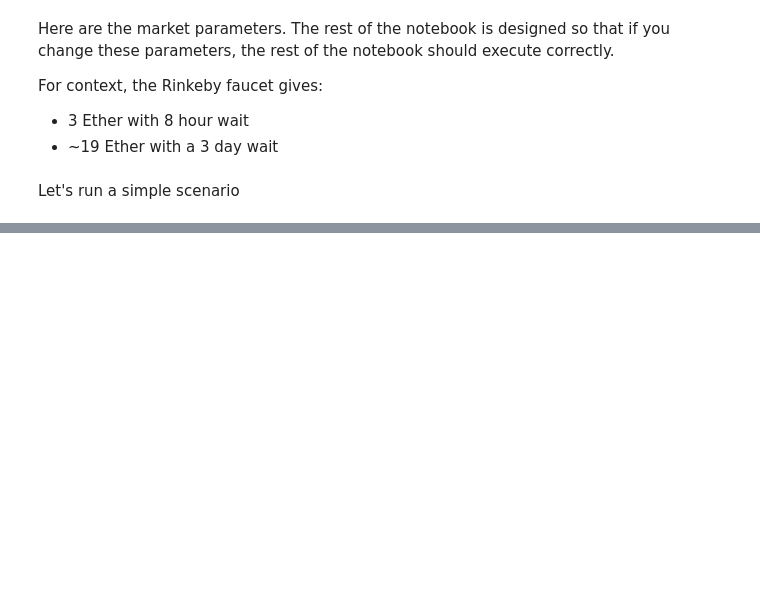
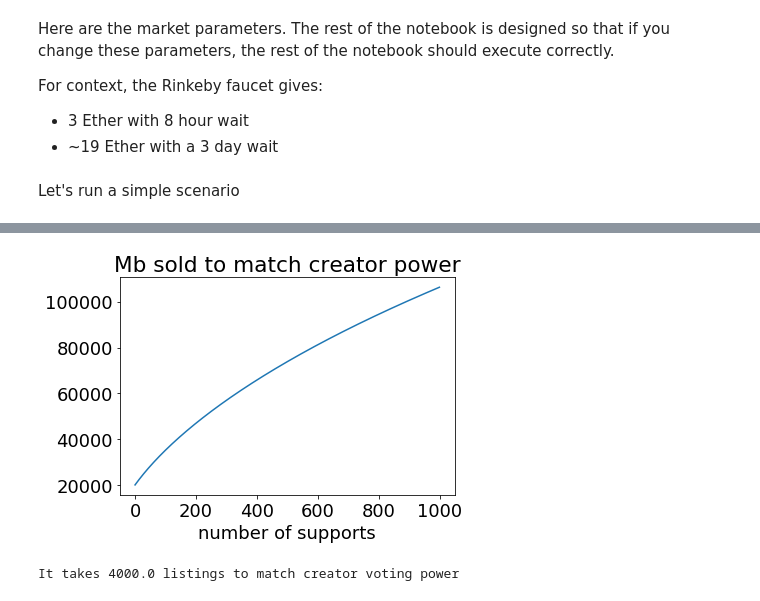
Before and after one commit to computablelabs/economics, a Jupyter notebook: simple_lifecycle.ipynb, the cells around one changed output, grey strips where cells are left out. Cells and saved outputs as stored; diff of their text form; code cells hidden in the pictures; blank space fills up the shorter version.

```diff
--- a/simple_lifecycle.ipynb
+++ b/simple_lifecycle.ipynb
@@ -100,0 +114,13 @@ plt.show()
+# %%
+mb_sold_to_match_creator = costs_to_match_creator / (fromWei(params['cost_per_byte'], 'ETH') * 1e6)
+fig, ax = plt.subplots()
+ax.plot(x, mb_sold_to_match_creator)
+ax.set(xlabel='number of supports', title='Mb sold to match creator power')
+plt.show()
+# %% [output]
+[figure, added]
+# %%
+listings_approved_to_match_creator = CREATOR_BLOCK_SIZE / params['list_reward']
+print(f"It takes {listings_approved_to_match_creator} listings to match creator voting power")
+# %% [output]
+It takes 4000.0 listings to match creator voting power
```
Also changed, not shown: parts of 6 cells of this notebook.
